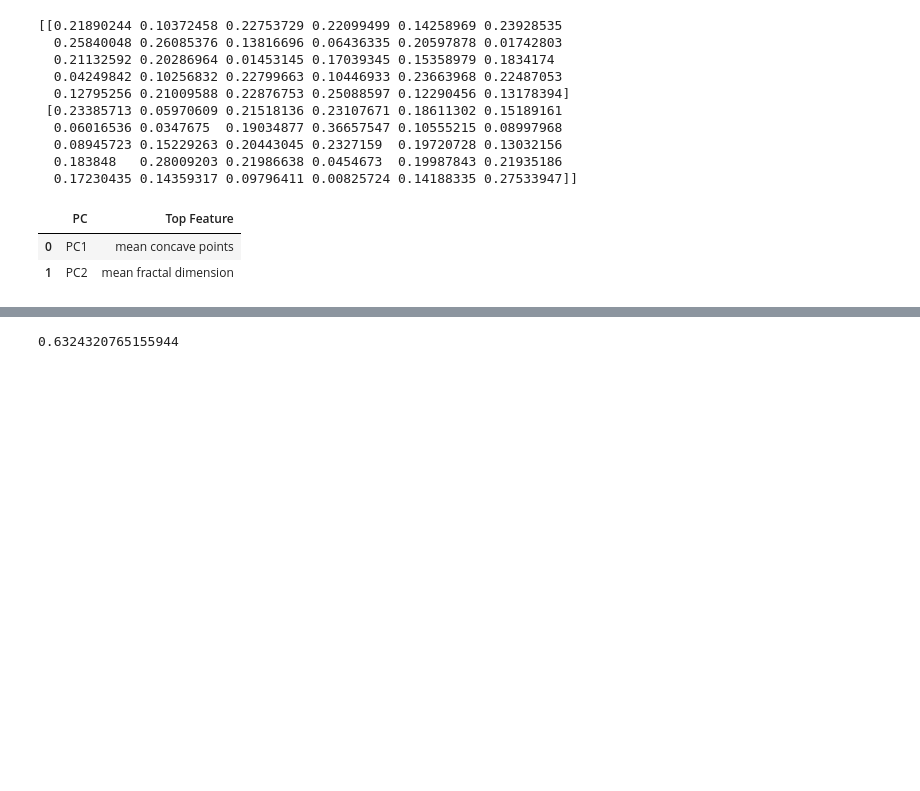
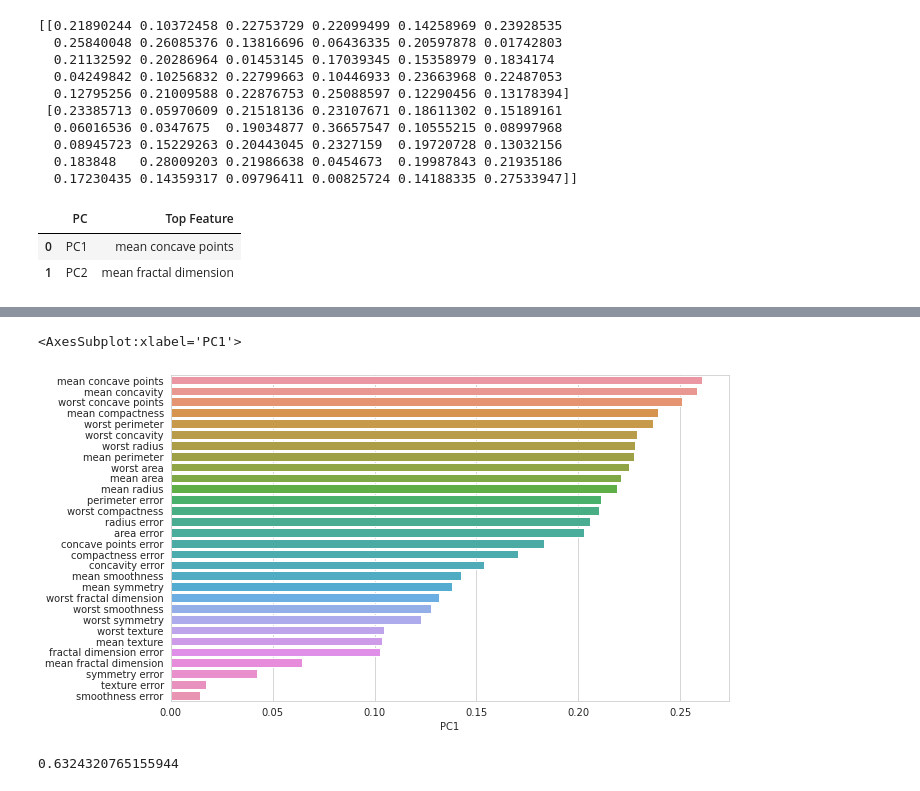
Before and after one commit to alexjj/pca, a Jupyter notebook: pca.ipynb, the cells around one changed output, grey strips where cells are left out. Saved outputs shown, nothing was run; the diff lists cells and outputs as text; code cells hidden in the pictures; blank space fills up the shorter version.

Commit message:
figured out features

```diff
--- a/pca.ipynb
+++ b/pca.ipynb
@@ -124,0 +131,4 @@ df
+# %%
+# and pivoted
+pca_features = pd.DataFrame(pca.components_.T, index=features, columns=['PC1', 'PC2'])
+pca_features
@@ -125,3 +153,12 @@ df
+# %%
+# Plot
+plt.figure(figsize=(10,6))
+#fig, (ax1, ax2) = plt.subplots(nrows=2)
+sns.barplot(x='PC1', y=pca_features.index, data=pca_features, order=pca_features.sort_values('PC1', ascending=False).index)
+#sns.barplot(x='PC2', y=pca_features.index, data=pca_features, order=pca_features.sort_values('PC2', ascending=False).index, ax=ax2)
+# %% [output]
+<AxesSubplot:xlabel='PC1'>
+[figure, added]
 # %%
 # Scores and things
 
```
Also changed, not shown: parts of 6 cells of this notebook.
